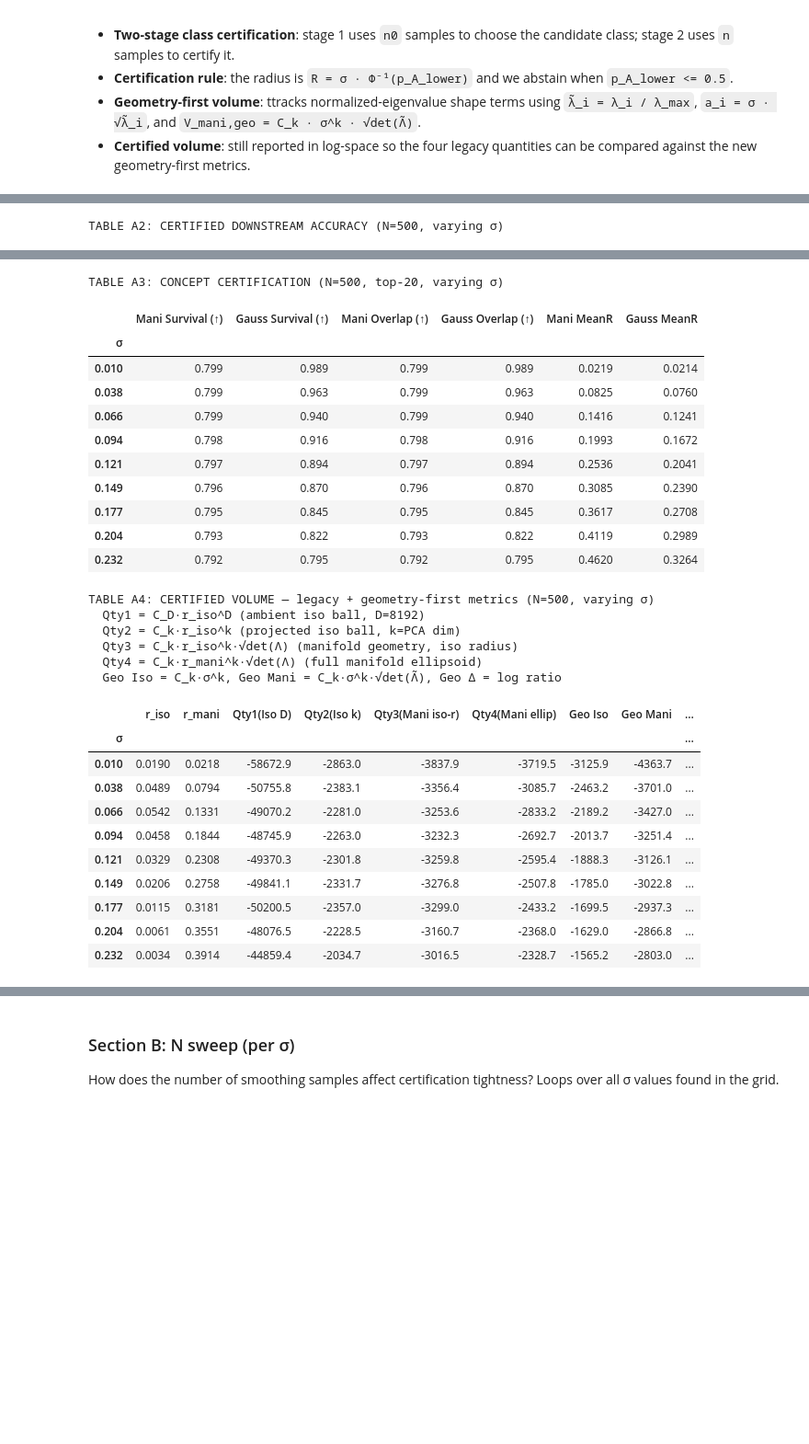
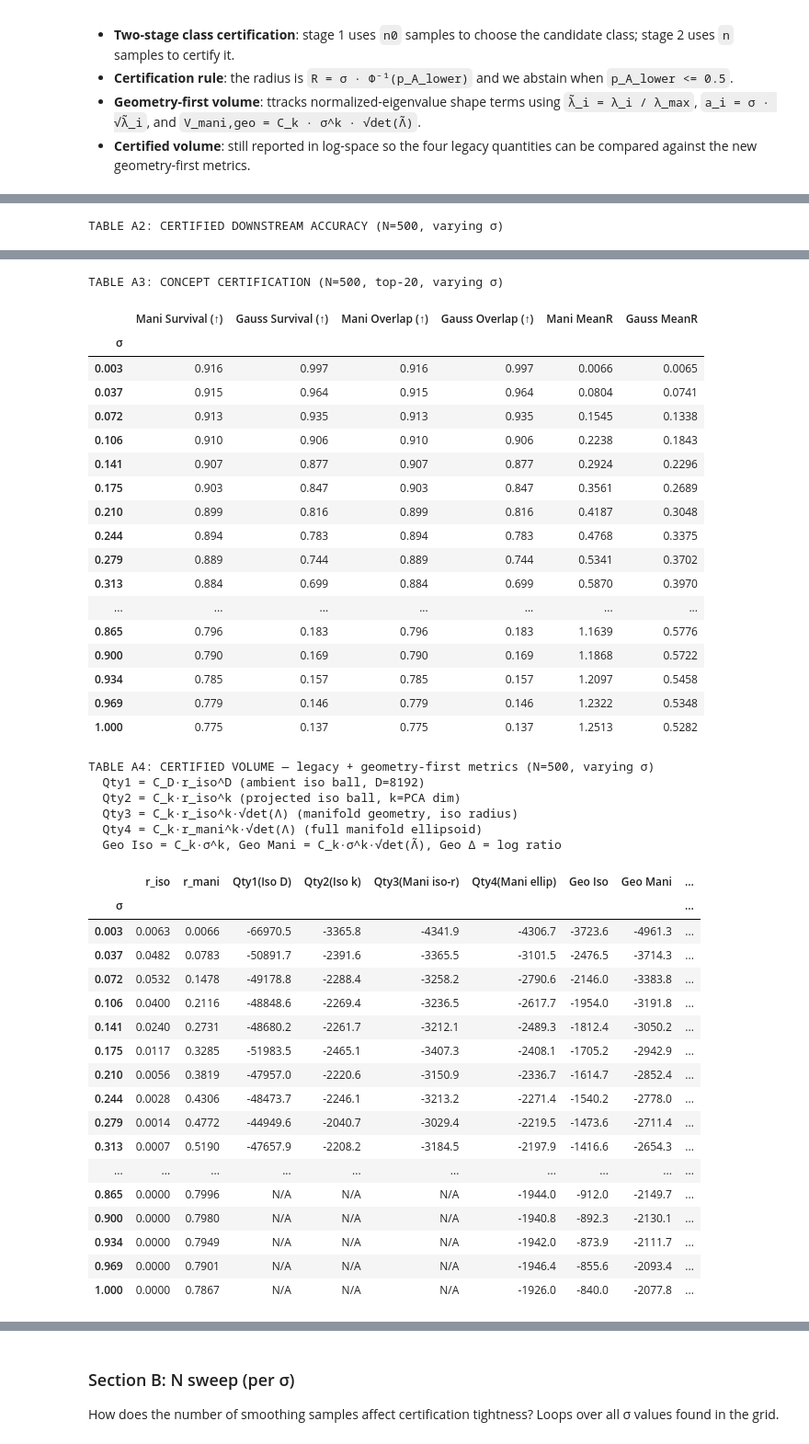
Before and after one commit to daniyaniazi/CFM_smoothing, a Jupyter notebook: notebooks_smoothing_test/smoothing_results.ipynb, the cells around one changed output, grey strips where cells are left out. Shown at 92% size. Cells and saved outputs as stored; diff of their text form; code cells hidden in the pictures; blank space fills up the shorter version.

```diff
--- a/notebooks_smoothing_test/smoothing_results.ipynb
+++ b/notebooks_smoothing_test/smoothing_results.ipynb
@@ -342,9 +342,19 @@ from pathlib import Path
 import pandas as pd
 
 # --- Config ---
-SIGMAS = [0.010, 0.038, 0.066 ,0.094 ,0.121, 0.149 ,0.177, 0.204, 0.232 ]
+# SIGMAS = [0.010, 0.038, 0.066 ,0.094 ,0.121, 0.149 ,0.177, 0.204, 0.232 ]
 # SIGMAS = [0.010, 0.023, 0.035, 0.048, 0.061, 0.073, 0.086, 0.099, 0.111, 0.124,
 #           0.136, 0.149, 0.162, 0.174, 0.187, 0.200, 0.212, 0.225, 0.237, 0.250]
+
+SIGMAS = [
+    0.003, 0.037, 0.072, 0.106, 0.141,
+    0.175, 0.210, 0.244, 0.279, 0.313,
+    0.348, 0.382, 0.417, 0.451, 0.486,
+    0.520, 0.555, 0.589, 0.624, 0.658,
+    0.693, 0.727, 0.762, 0.796, 0.831,
+    0.865, 0.900, 0.934, 0.969, 1.000
+]
+
 # N_VALUES = [100, 300, 500, 700, 1000]
 N_VALUES=[500]
 DATA_BASE = Path("..") / "smoothing_data"
@@ -491,6 +506,10 @@ else:
         })
     print(f"\nTABLE A2: CERTIFIED DOWNSTREAM ACCURACY (N={FIXED_N}, varying σ)")
     display(pd.DataFrame(rows).set_index('σ'))
+    pd.DataFrame(rows).set_index('σ').round(4).to_csv(
+    "table2.csv",
+    index=False
+)
 
     # --- A3: Concept Certification ---
     TOP_K = 20
@@ -567,32 +600,46 @@ TABLE A2: CERTIFIED DOWNSTREAM ACCURACY (N=500, varying σ)
 TABLE A3: CONCEPT CERTIFICATION (N=500, top-20, varying σ)
 |  | Mani Survival (↑) | Gauss Survival (↑) | Mani Overlap (↑) | Gauss Overlap (↑) | Mani MeanR | Gauss MeanR |
 | σ |  |  |  |  |  |  |
-| 0.010 | 0.799 | 0.989 | 0.799 | 0.989 | 0.0219 | 0.0214 |
-| 0.038 | 0.799 | 0.963 | 0.799 | 0.963 | 0.0825 | 0.0760 |
-| 0.066 | 0.799 | 0.940 | 0.799 | 0.940 | 0.1416 | 0.1241 |
-| 0.094 | 0.798 | 0.916 | 0.798 | 0.916 | 0.1993 | 0.1672 |
-| 0.121 | 0.797 | 0.894 | 0.797 | 0.894 | 0.2536 | 0.2041 |
-| 0.149 | 0.796 | 0.870 | 0.796 | 0.870 | 0.3085 | 0.2390 |
-| 0.177 | 0.795 | 0.845 | 0.795 | 0.845 | 0.3617 | 0.2708 |
-| 0.204 | 0.793 | 0.822 | 0.793 | 0.822 | 0.4119 | 0.2989 |
-| 0.232 | 0.792 | 0.795 | 0.792 | 0.795 | 0.4620 | 0.3264 |
+| 0.003 | 0.916 | 0.997 | 0.916 | 0.997 | 0.0066 | 0.0065 |
+| 0.037 | 0.915 | 0.964 | 0.915 | 0.964 | 0.0804 | 0.0741 |
+| 0.072 | 0.913 | 0.935 | 0.913 | 0.935 | 0.1545 | 0.1338 |
+| 0.106 | 0.910 | 0.906 | 0.910 | 0.906 | 0.2238 | 0.1843 |
+| 0.141 | 0.907 | 0.877 | 0.907 | 0.877 | 0.2924 | 0.2296 |
+| 0.175 | 0.903 | 0.847 | 0.903 | 0.847 | 0.3561 | 0.2689 |
+| 0.210 | 0.899 | 0.816 | 0.899 | 0.816 | 0.4187 | 0.3048 |
+| 0.244 | 0.894 | 0.783 | 0.894 | 0.783 | 0.4768 | 0.3375 |
+| 0.279 | 0.889 | 0.744 | 0.889 | 0.744 | 0.5341 | 0.3702 |
+| 0.313 | 0.884 | 0.699 | 0.884 | 0.699 | 0.5870 | 0.3970 |
+| ... | ... | ... | ... | ... | ... | ... |
+| 0.865 | 0.796 | 0.183 | 0.796 | 0.183 | 1.1639 | 0.5776 |
+| 0.900 | 0.790 | 0.169 | 0.790 | 0.169 | 1.1868 | 0.5722 |
+| 0.934 | 0.785 | 0.157 | 0.785 | 0.157 | 1.2097 | 0.5458 |
+| 0.969 | 0.779 | 0.146 | 0.779 | 0.146 | 1.2322 | 0.5348 |
+| 1.000 | 0.775 | 0.137 | 0.775 | 0.137 | 1.2513 | 0.5282 |
 TABLE A4: CERTIFIED VOLUME — legacy + geometry-first metrics (N=500, varying σ)
   Qty1 = C_D·r_iso^D (ambient iso ball, D=8192)
   Qty2 = C_k·r_iso^k (projected iso ball, k=PCA dim)
   Qty3 = C_k·r_iso^k·√det(Λ) (manifold geometry, iso radius)
   Qty4 = C_k·r_mani^k·√det(Λ) (full manifold ellipsoid)
   Geo Iso = C_k·σ^k, Geo Mani = C_k·σ^k·√det(Λ̃), Geo Δ = log ratio
 |  | r_iso | r_mani | Qty1(Iso D) | Qty2(Iso k) | Qty3(Mani iso-r) | Qty4(Mani ellip) | Geo Iso | Geo Mani | ... |
 | σ |  |  |  |  |  |  |  |  | ... |
-| 0.010 | 0.0190 | 0.0218 | -58672.9 | -2863.0 | -3837.9 | -3719.5 | -3125.9 | -4363.7 | ... |
-| 0.038 | 0.0489 | 0.0794 | -50755.8 | -2383.1 | -3356.4 | -3085.7 | -2463.2 | -3701.0 | ... |
-| 0.066 | 0.0542 | 0.1331 | -49070.2 | -2281.0 | -3253.6 | -2833.2 | -2189.2 | -3427.0 | ... |
-| 0.094 | 0.0458 | 0.1844 | -48745.9 | -2263.0 | -3232.3 | -2692.7 | -2013.7 | -3251.4 | ... |
-| 0.121 | 0.0329 | 0.2308 | -49370.3 | -2301.8 | -3259.8 | -2595.4 | -1888.3 | -3126.1 | ... |
-| 0.149 | 0.0206 | 0.2758 | -49841.1 | -2331.7 | -3276.8 | -2507.8 | -1785.0 | -3022.8 | ... |
-| 0.177 | 0.0115 | 0.3181 | -50200.5 | -2357.0 | -3299.0 | -2433.2 | -1699.5 | -2937.3 | ... |
-| 0.204 | 0.0061 | 0.3551 | -48076.5 | -2228.5 | -3160.7 | -2368.0 | -1629.0 | -2866.8 | ... |
-| 0.232 | 0.0034 | 0.3914 | -44859.4 | -2034.7 | -3016.5 | -2328.7 | -1565.2 | -2803.0 | ... |
+| 0.003 | 0.0063 | 0.0066 | -66970.5 | -3365.8 | -4341.9 | -4306.7 | -3723.6 | -4961.3 | ... |
+| 0.037 | 0.0482 | 0.0783 | -50891.7 | -2391.6 | -3365.5 | -3101.5 | -2476.5 | -3714.3 | ... |
+| 0.072 | 0.0532 | 0.1478 | -49178.8 | -2288.4 | -3258.2 | -2790.6 | -2146.0 | -3383.8 | ... |
+| 0.106 | 0.0400 | 0.2116 | -48848.6 | -2269.4 | -3236.5 | -2617.7 | -1954.0 | -3191.8 | ... |
+| 0.141 | 0.0240 | 0.2731 | -48680.2 | -2261.7 | -3212.1 | -2489.3 | -1812.4 | -3050.2 | ... |
+| 0.175 | 0.0117 | 0.3285 | -51983.5 | -2465.1 | -3407.3 | -2408.1 | -1705.2 | -2942.9 | ... |
+| 0.210 | 0.0056 | 0.3819 | -47957.0 | -2220.6 | -3150.9 | -2336.7 | -1614.7 | -2852.4 | ... |
+| 0.244 | 0.0028 | 0.4306 | -48473.7 | -2246.1 | -3213.2 | -2271.4 | -1540.2 | -2778.0 | ... |
+| 0.279 | 0.0014 | 0.4772 | -44949.6 | -2040.7 | -3029.4 | -2219.5 | -1473.6 | -2711.4 | ... |
+| 0.313 | 0.0007 | 0.5190 | -47657.9 | -2208.2 | -3184.5 | -2197.9 | -1416.6 | -2654.3 | ... |
+| ... | ... | ... | ... | ... | ... | ... | ... | ... | ... |
+| 0.865 | 0.0000 | 0.7996 | N/A | N/A | N/A | -1944.0 | -912.0 | -2149.7 | ... |
+| 0.900 | 0.0000 | 0.7980 | N/A | N/A | N/A | -1940.8 | -892.3 | -2130.1 | ... |
+| 0.934 | 0.0000 | 0.7949 | N/A | N/A | N/A | -1942.0 | -873.9 | -2111.7 | ... |
+| 0.969 | 0.0000 | 0.7901 | N/A | N/A | N/A | -1946.4 | -855.6 | -2093.4 | ... |
+| 1.000 | 0.0000 | 0.7867 | N/A | N/A | N/A | -1926.0 | -840.0 | -2077.8 | ... |
 # %%
 # ============================================================
 # PLOTS A: σ sweep at fixed N=100
```
Also changed, not shown: parts of 8 cells of this notebook, 2 other files.
